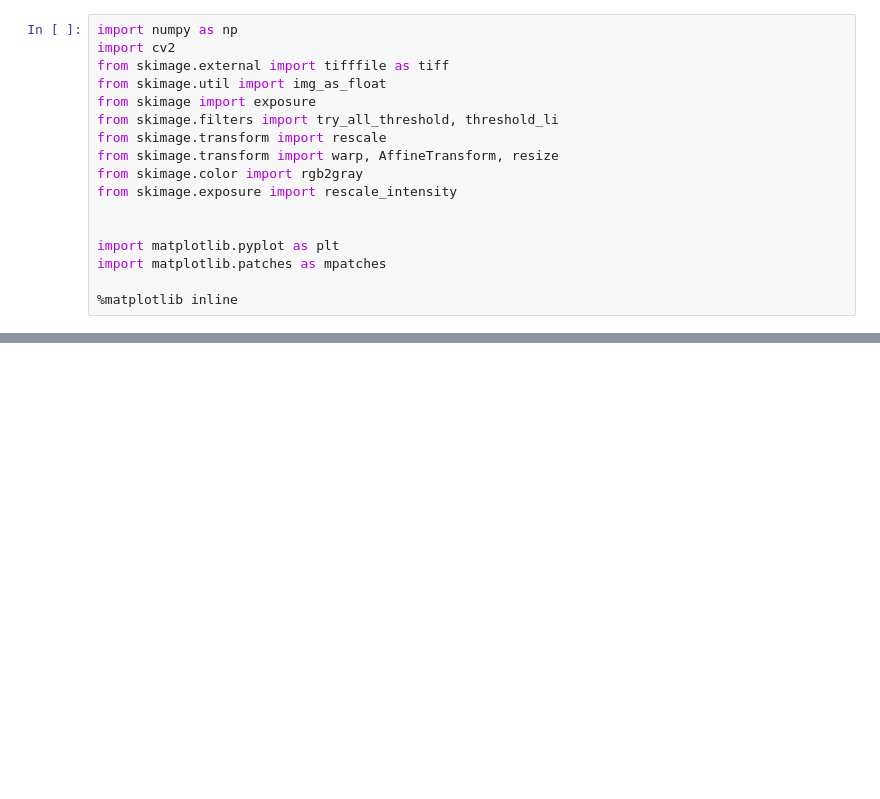
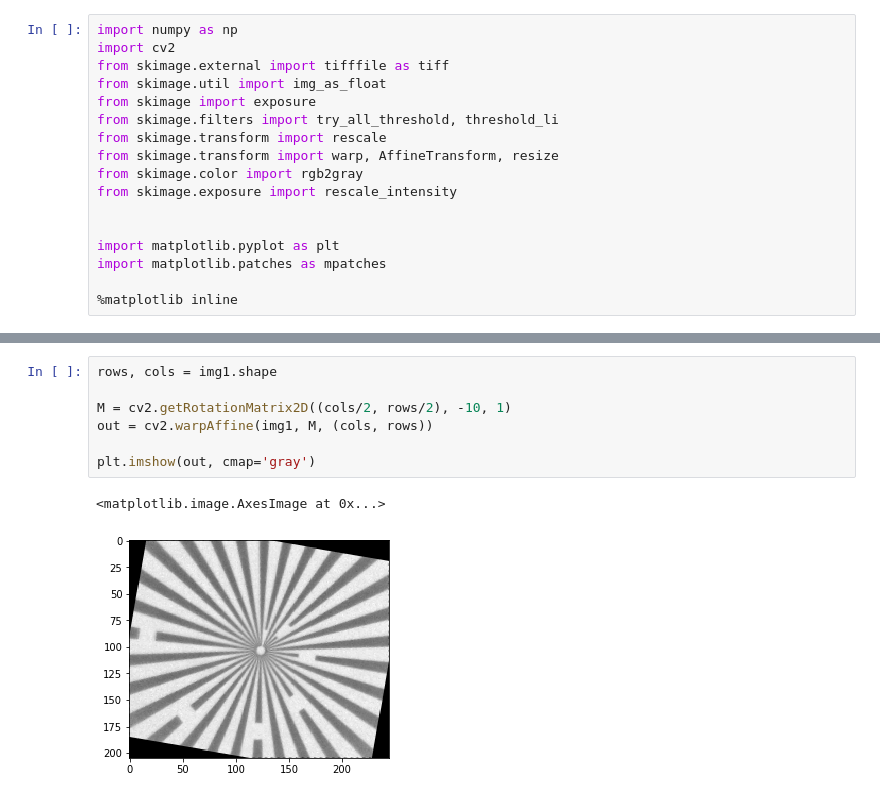
Before and after one commit to iamfaisalkhan/XImageRegistration, a Jupyter notebook: ECC Approach/Alignment-ECC-3.ipynb, the cells around one changed output, grey strips where cells are left out. Drawn from its saved outputs; the diff is of its cells as text; blank space fills up the shorter version.

```diff
--- a/ECC Approach/Alignment-ECC-3.ipynb
+++ b/ECC Approach/Alignment-ECC-3.ipynb
@@ -108,0 +146,10 @@ print (computeRotation(img1, img0))
+# %%
+rows, cols = img1.shape
+
+M = cv2.getRotationMatrix2D((cols/2, rows/2), -10, 1)
+out = cv2.warpAffine(img1, M, (cols, rows))
+
+plt.imshow(out, cmap='gray')
+# %% [output]
+<matplotlib.image.AxesImage at 0x...>
+[figure, added]
```
Also changed, not shown: parts of 5 cells of this notebook, 6 other files.
